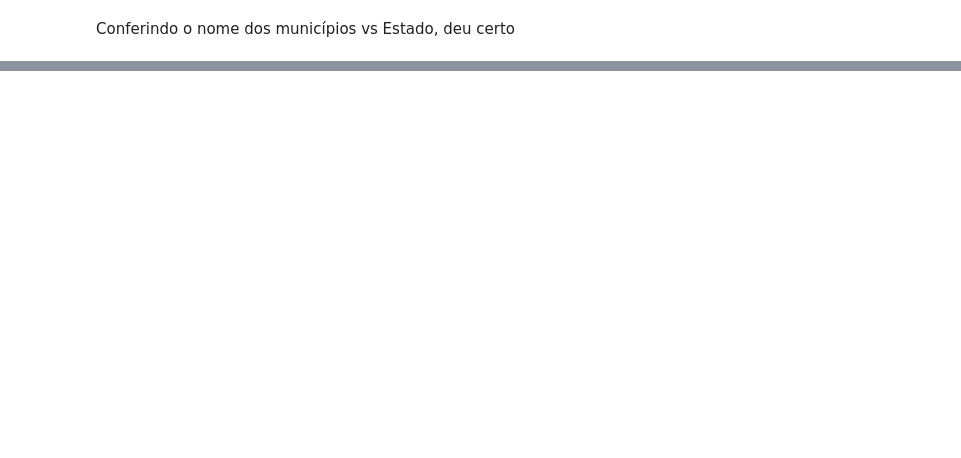
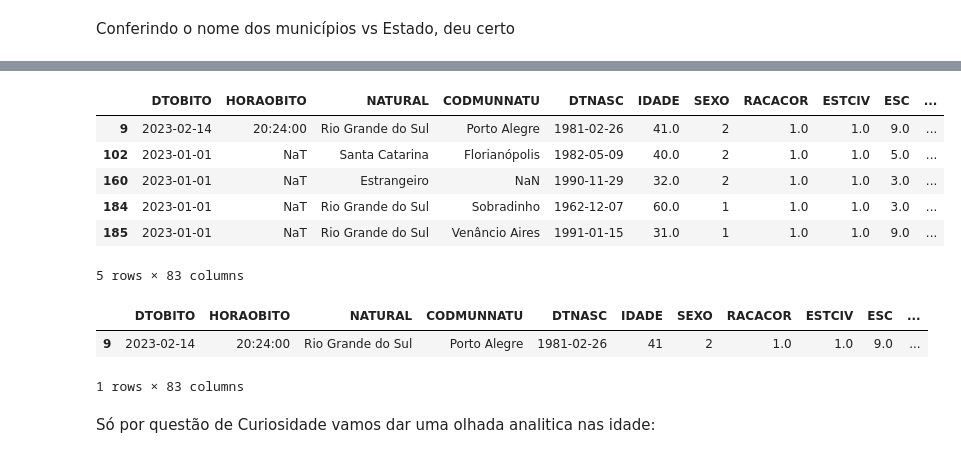
Before and after one commit to kauebr/Projeto-Turing, a Jupyter notebook: Codigos/Tratamento dos dados - Parsing - Depara.ipynb, the cells around one changed output, grey strips where cells are left out. Drawn from its saved outputs; the diff is of its cells as text; code cells hidden in the pictures; blank space fills up the shorter version.

```diff
--- a/Codigos/Tratamento dos dados - Parsing - Depara.ipynb
+++ b/Codigos/Tratamento dos dados - Parsing - Depara.ipynb
@@ -474,0 +572,42 @@ Conferindo o nome dos municípios vs Estado, deu certo
+# %%
+idade_str = df.loc[:, 'IDADE'].astype(str).str.zfill(3)
+
+unidade_idade = idade_str.str[0].astype(int)
+valor_idade   = idade_str.str[1:3].astype(int)
+
+df.loc[:, 'IDADE'] = np.select(
+    [
+        unidade_idade == 1,  # minutos
+        unidade_idade == 2,  # horas
+        unidade_idade == 3,  # dias
+        unidade_idade == 4,  # anos
+        unidade_idade == 5   # >100 anos
+    ],
+    [
+        valor_idade / (60 * 24 * 365),
+        valor_idade / (24 * 365),
+        valor_idade / 365,
+        valor_idade,
+        100
+    ],
+    default=np.nan
+)
+# %%
+df.head(5)
+# %% [output]
+|  | DTOBITO | HORAOBITO | NATURAL | CODMUNNATU | DTNASC | IDADE | SEXO | RACACOR | ESTCIV | ESC | ... |
+| 9 | 2023-02-14 | 20:24:00 | Rio Grande do Sul | Porto Alegre | 1981-02-26 | 41.0 | 2 | 1.0 | 1.0 | 9.0 | ... |
+| 102 | 2023-01-01 | NaT | Santa Catarina | Florianópolis | 1982-05-09 | 40.0 | 2 | 1.0 | 1.0 | 5.0 | ... |
+| 160 | 2023-01-01 | NaT | Estrangeiro | NaN | 1990-11-29 | 32.0 | 2 | 1.0 | 1.0 | 3.0 | ... |
+| 184 | 2023-01-01 | NaT | Rio Grande do Sul | Sobradinho | 1962-12-07 | 60.0 | 1 | 1.0 | 1.0 | 3.0 | ... |
+| 185 | 2023-01-01 | NaT | Rio Grande do Sul | Venâncio Aires | 1991-01-15 | 31.0 | 1 | 1.0 | 1.0 | 9.0 | ... |
+5 rows × 83 columns
+# %%
+df.loc[:, 'IDADE'] = df['IDADE'].astype('Int64')
+df.head(1)
+# %% [output]
+|  | DTOBITO | HORAOBITO | NATURAL | CODMUNNATU | DTNASC | IDADE | SEXO | RACACOR | ESTCIV | ESC | ... |
+| 9 | 2023-02-14 | 20:24:00 | Rio Grande do Sul | Porto Alegre | 1981-02-26 | 41 | 2 | 1.0 | 1.0 | 9.0 | ... |
+1 rows × 83 columns
+# %% [markdown]
+Só por questão de Curiosidade vamos dar uma olhada analitica nas idade:
```
Also changed, not shown: parts of 31 cells of this notebook.
